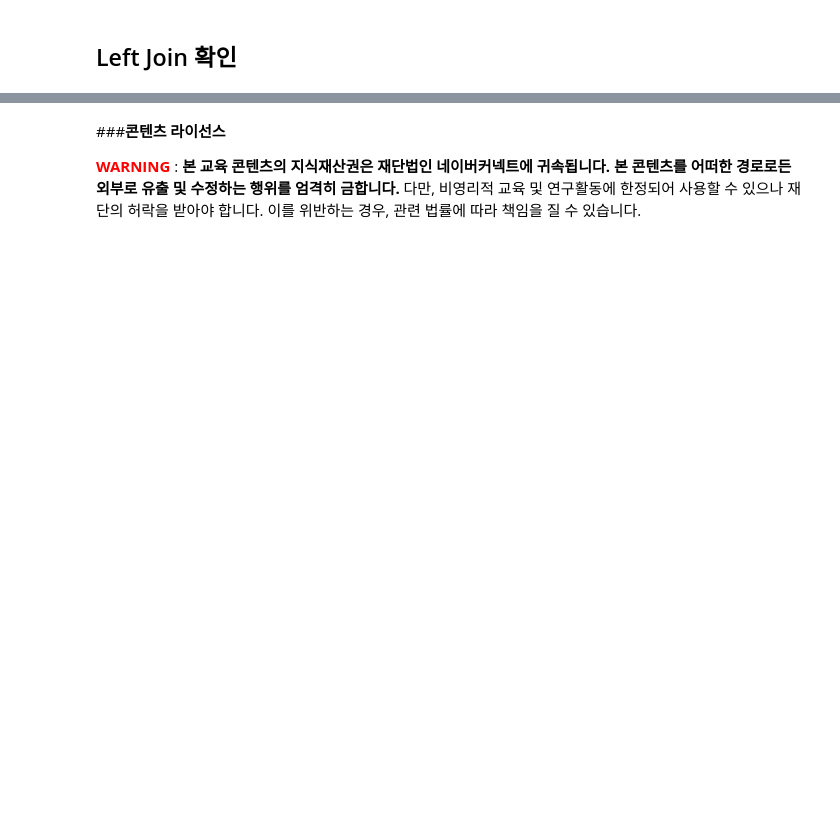
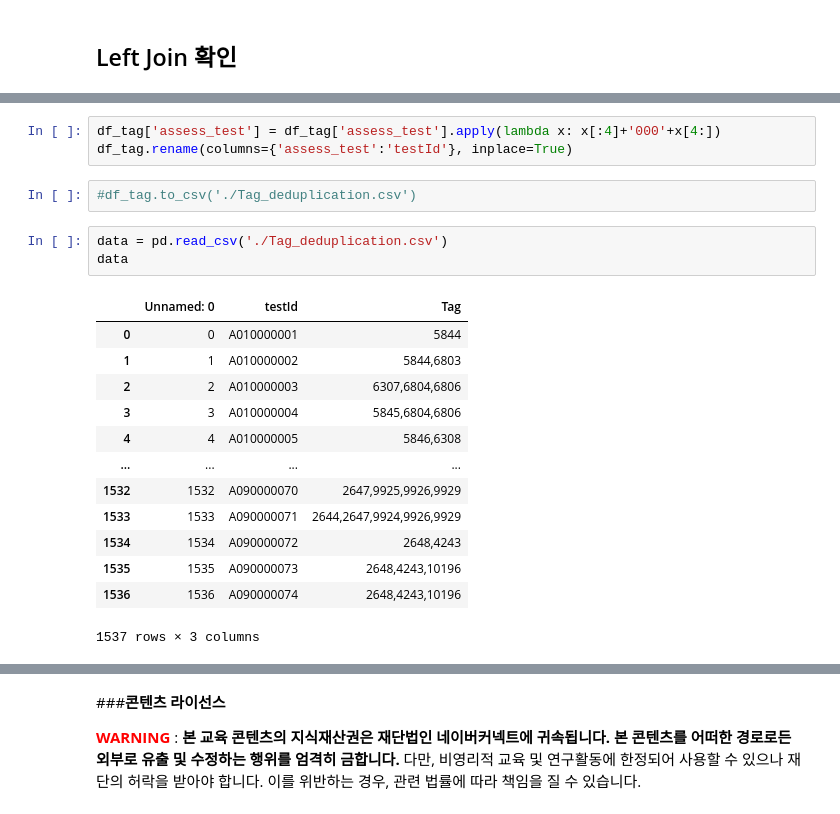
Before and after one commit to boostcampaitech6/level2-dkt-recsys-02, a Jupyter notebook: notebooks/psa/KnowledgeTagEDA_psa.ipynb, the cells around one changed output, grey strips where cells are left out. Saved outputs shown, nothing was run; the diff lists cells and outputs as text; blank space fills up the shorter version.

```diff
--- a/notebooks/psa/KnowledgeTagEDA_psa.ipynb
+++ b/notebooks/psa/KnowledgeTagEDA_psa.ipynb
@@ -396,0 +288,22 @@ df_left
+# %%
+df_tag['assess_test'] = df_tag['assess_test'].apply(lambda x: x[:4]+'000'+x[4:])
+df_tag.rename(columns={'assess_test':'testId'}, inplace=True)
+# %%
+#df_tag.to_csv('./Tag_deduplication.csv')
+# %%
+data = pd.read_csv('./Tag_deduplication.csv')
+data
+# %% [output]
+|  | Unnamed: 0 | testId | Tag |
+| 0 | 0 | A010000001 | 5844 |
+| 1 | 1 | A010000002 | 5844,6803 |
+| 2 | 2 | A010000003 | 6307,6804,6806 |
+| 3 | 3 | A010000004 | 5845,6804,6806 |
+| 4 | 4 | A010000005 | 5846,6308 |
+| ... | ... | ... | ... |
+| 1532 | 1532 | A090000070 | 2647,9925,9926,9929 |
+| 1533 | 1533 | A090000071 | 2644,2647,9924,9926,9929 |
+| 1534 | 1534 | A090000072 | 2648,4243 |
+| 1535 | 1535 | A090000073 | 2648,4243,10196 |
+| 1536 | 1536 | A090000074 | 2648,4243,10196 |
+1537 rows × 3 columns
```
Also changed, not shown: parts of 35 cells of this notebook.
